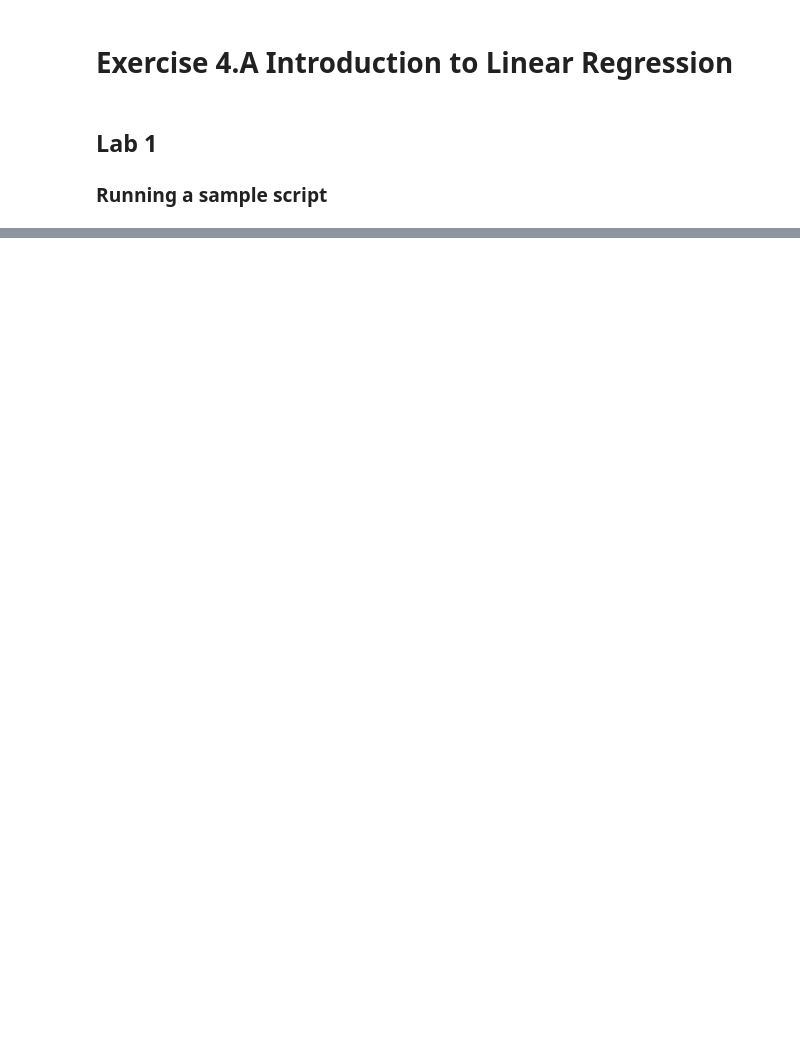
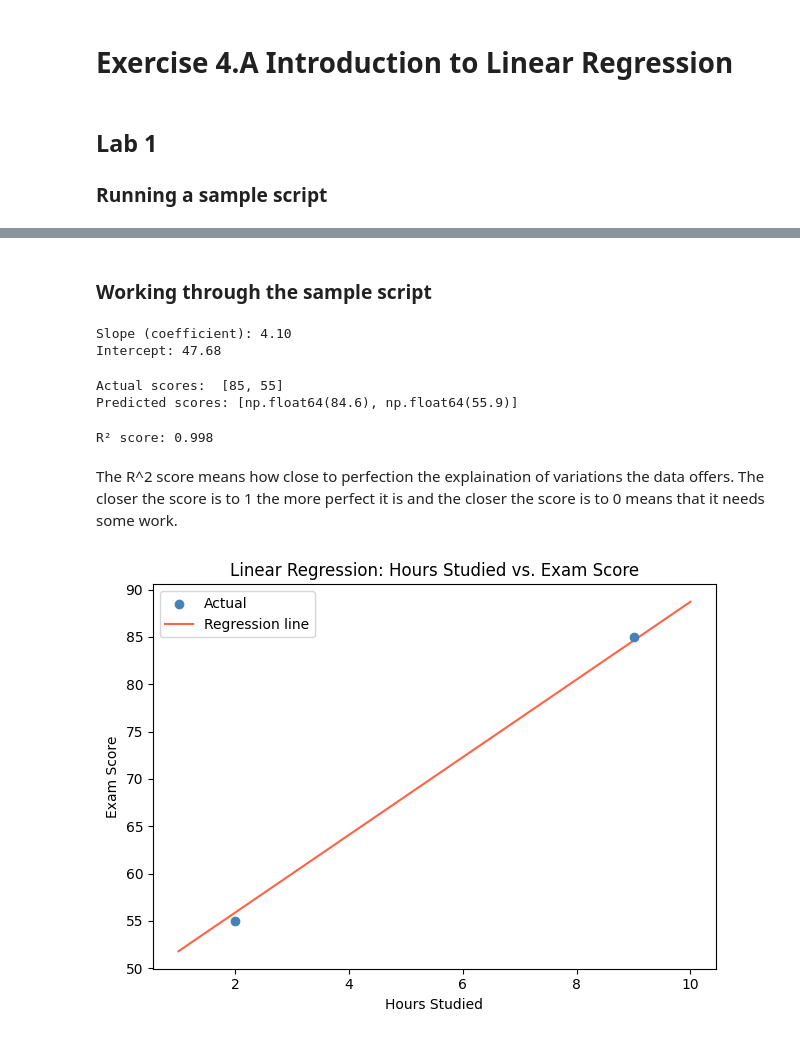
Before and after one commit to Bcv1018/data-analytics, a Jupyter notebook: week-07/Ex4A_Intro_to_Linear_Regression.ipynb, the cells around one changed output, grey strips where cells are left out. Drawn from its saved outputs; the diff is of its cells as text; code cells hidden in the pictures; blank space fills up the shorter version.

```diff
--- a/week-07/Ex4A_Intro_to_Linear_Regression.ipynb
+++ b/week-07/Ex4A_Intro_to_Linear_Regression.ipynb
@@ -33,0 +36,42 @@ print('Model trained successfully.')
+# %% [markdown]
+### Working through the sample script
+# %%
+print(f'\nSlope (coefficient): {model.coef_[0]:.2f}')
+print(f'Intercept: {model.intercept_:.2f}')
+# %% [output]
+Slope (coefficient): 4.10
+Intercept: 47.68
+# %%
+y_pred = model.predict(X_test)
+print('Actual scores: ', list(y_test))
+print('Predicted scores:', list(y_pred.round(1)))
+# %% [output]
+Actual scores:  [85, 55]
+Predicted scores: [np.float64(84.6), np.float64(55.9)]
+# %%
+r_squared = model.score(X_test, y_test)
+print(f'R² score: {r_squared:.3f}')
+# %% [output]
+R² score: 0.998
+# %% [markdown]
+The R^2 score means how close to perfection the explaination of variations the data offers. The closer the score is to 1 the more perfect it is and the closer the score is to 0 means that it needs some work.
+# %%
+# Scatter plot: actual test data points
+plt.scatter(X_test, y_test, color='steelblue', label='Actual',zorder=3)
+# Line: model predictions across the full range of X
+x_range = np.linspace(
+ X['hours_studied'].min(),
+ X['hours_studied'].max(),
+ 100).reshape(-1, 1)
+
+y_line = model.predict(x_range)
+
+plt.plot(x_range, y_line, color='tomato', label='Regression line')
+plt.xlabel('Hours Studied')
+plt.ylabel('Exam Score')
+plt.title('Linear Regression: Hours Studied vs. Exam Score')
+plt.legend()
+plt.tight_layout()
+plt.show()
+# %% [output]
+[figure, added]
```
Also changed, not shown: parts of 17 cells of this notebook.
